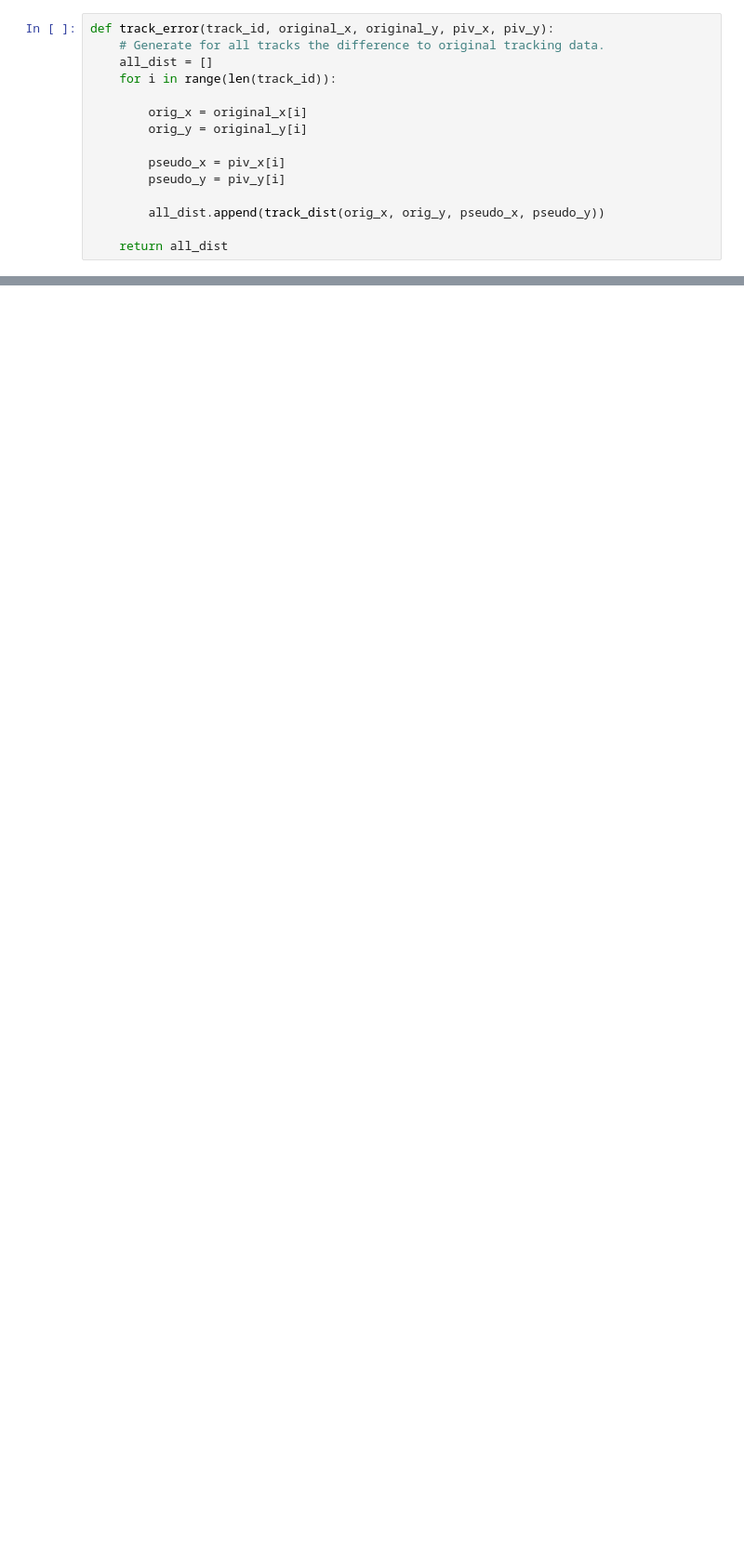
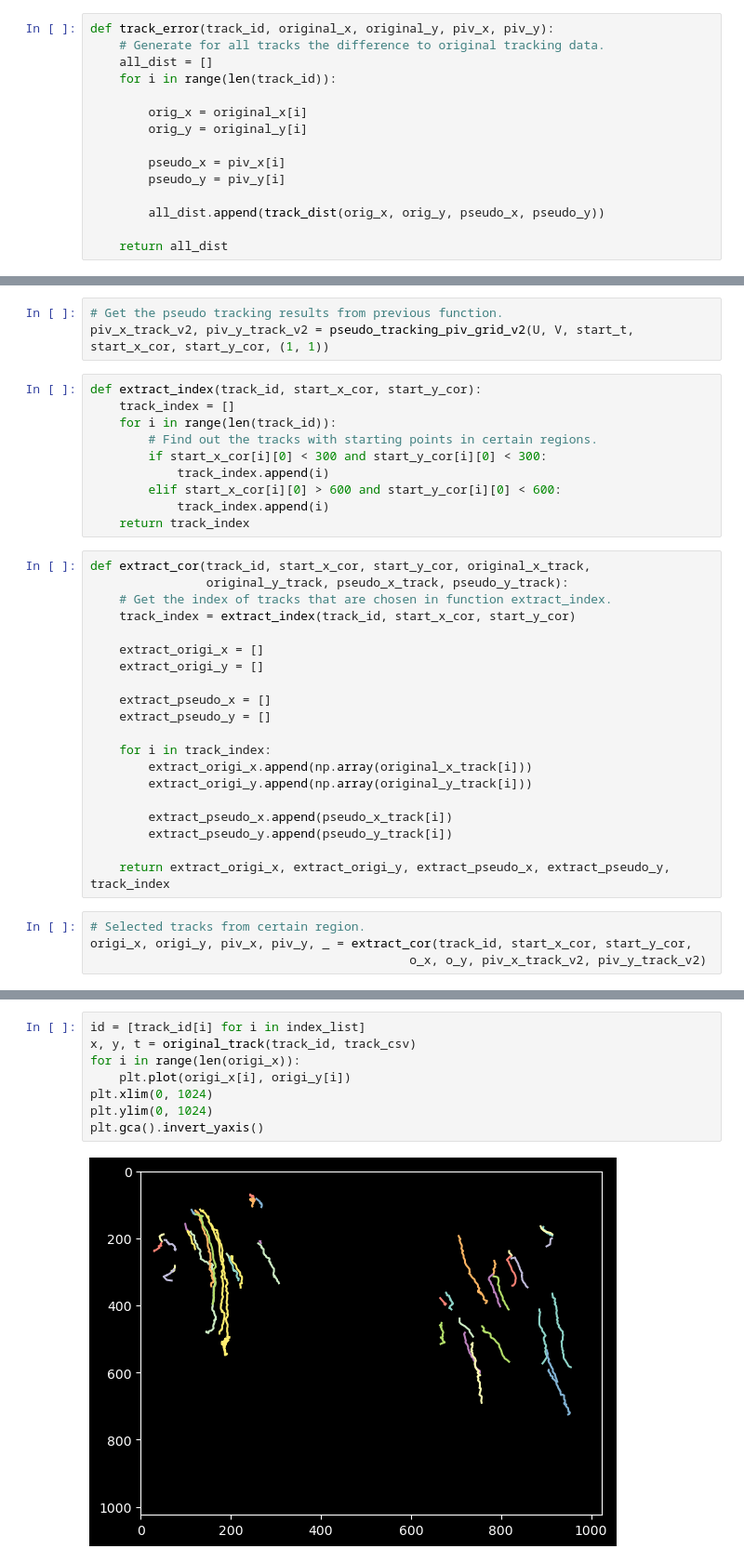
Before and after one commit to rzhou-space/PIV_analysis_headon_data, a Jupyter notebook: Tracking_Py.ipynb, the cells around one changed output, grey strips where cells are left out. Shown at 93% size. Cells and saved outputs as stored; diff of their text form; blank space fills up the shorter version.

```diff
--- a/Tracking_Py.ipynb
+++ b/Tracking_Py.ipynb
@@ -324,0 +325,37 @@ plt.show()
+# %%
+# Get the pseudo tracking results from previous function.
+piv_x_track_v2, piv_y_track_v2 = pseudo_tracking_piv_grid_v2(U, V, start_t, start_x_cor, start_y_cor, (1, 1))
+# %%
+def extract_index(track_id, start_x_cor, start_y_cor):
+    track_index = []
+    for i in range(len(track_id)):
+        # Find out the tracks with starting points in certain regions.
+        if start_x_cor[i][0] < 300 and start_y_cor[i][0] < 300:
+            track_index.append(i)
+        elif start_x_cor[i][0] > 600 and start_y_cor[i][0] < 600:
+            track_index.append(i)
+    return track_index
+# %%
+def extract_cor(track_id, start_x_cor, start_y_cor, original_x_track,
+                original_y_track, pseudo_x_track, pseudo_y_track):
+    # Get the index of tracks that are chosen in function extract_index.
+    track_index = extract_index(track_id, start_x_cor, start_y_cor)
+
+    extract_origi_x = []
+    extract_origi_y = []
+
+    extract_pseudo_x = []
+    extract_pseudo_y = []
+
+    for i in track_index:
+        extract_origi_x.append(np.array(original_x_track[i]))
+        extract_origi_y.append(np.array(original_y_track[i]))
+
+        extract_pseudo_x.append(pseudo_x_track[i])
+        extract_pseudo_y.append(pseudo_y_track[i])
+
+    return extract_origi_x, extract_origi_y, extract_pseudo_x, extract_pseudo_y, track_index
+# %%
+# Selected tracks from certain region.
+origi_x, origi_y, piv_x, piv_y, _ = extract_cor(track_id, start_x_cor, start_y_cor,
+                                            o_x, o_y, piv_x_track_v2, piv_y_track_v2)
@@ -324,0 +382,10 @@ plt.show()
+# %%
+id = [track_id[i] for i in index_list]
+x, y, t = original_track(track_id, track_csv)
+for i in range(len(origi_x)):
+    plt.plot(origi_x[i], origi_y[i])
+plt.xlim(0, 1024)
+plt.ylim(0, 1024)
+plt.gca().invert_yaxis()
+# %% [output]
+[figure, added]
```
Also changed, not shown: parts of 13 cells of this notebook.
